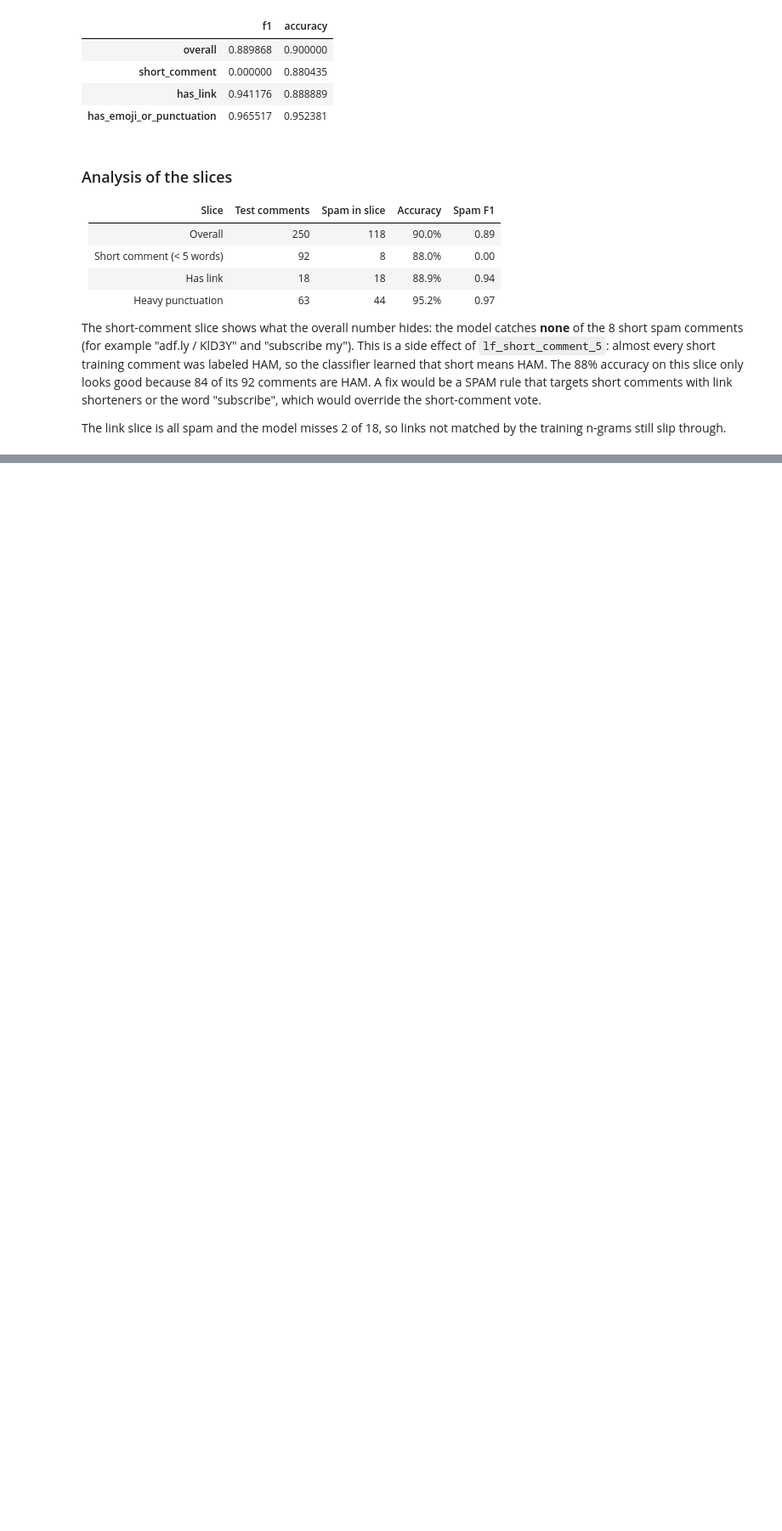
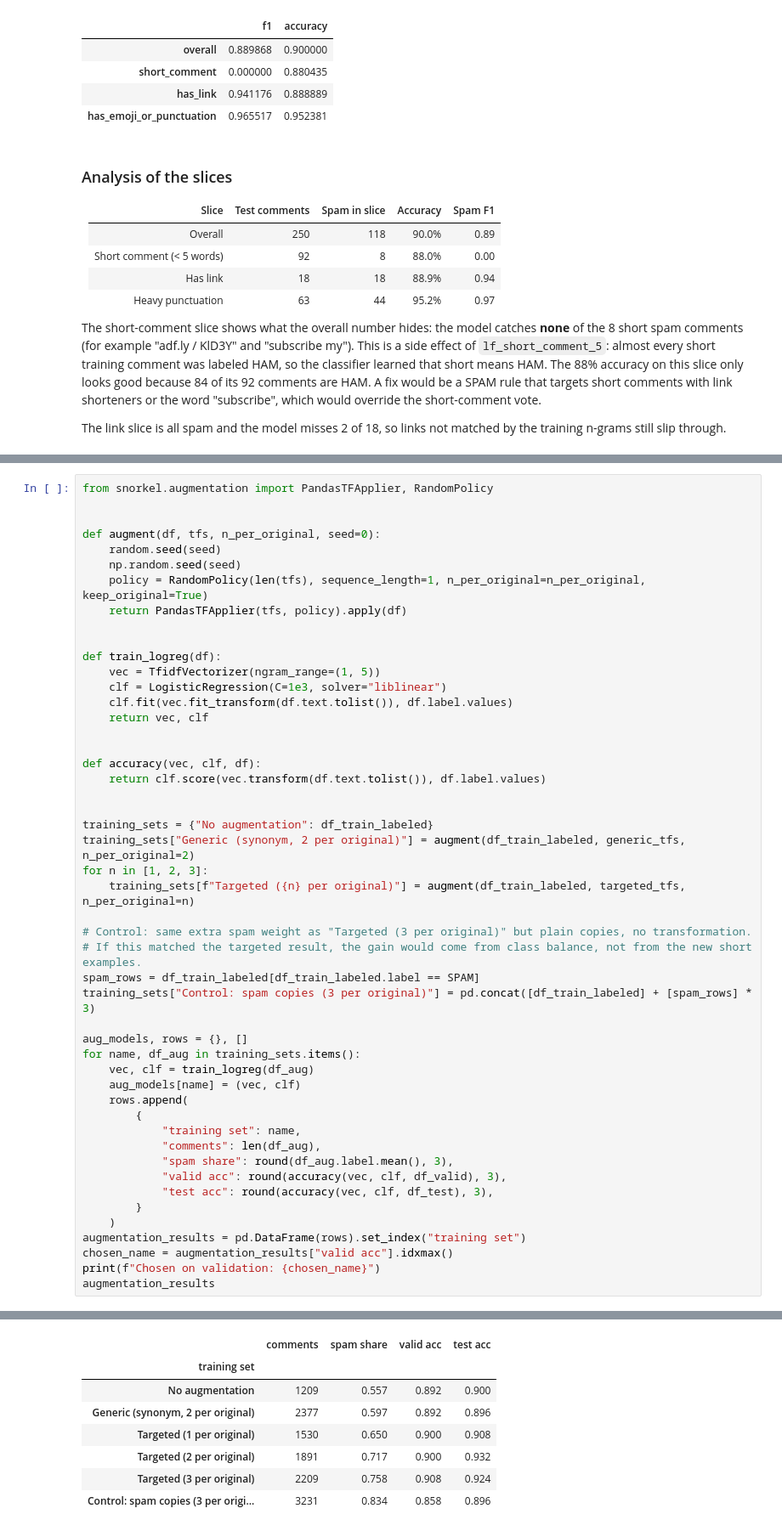
Before and after one commit to ayushvarma7/youtube_spam_labeling_and_classification, a Jupyter notebook: spam_tutorial.ipynb, the cells around one changed output, grey strips where cells are left out. Shown at 85% size. Saved outputs shown, nothing was run; the diff lists cells and outputs as text; blank space fills up the shorter version.

```diff
--- a/spam_tutorial.ipynb
+++ b/spam_tutorial.ipynb
@@ -739,0 +967,50 @@ The link slice is all spam and the model misses 2 of 18, so links not matched by
+# %%
+from snorkel.augmentation import PandasTFApplier, RandomPolicy
+
+
+def augment(df, tfs, n_per_original, seed=0):
+    random.seed(seed)
+    np.random.seed(seed)
+    policy = RandomPolicy(len(tfs), sequence_length=1, n_per_original=n_per_original, keep_original=True)
+    return PandasTFApplier(tfs, policy).apply(df)
+
+
+def train_logreg(df):
+    vec = TfidfVectorizer(ngram_range=(1, 5))
+    clf = LogisticRegression(C=1e3, solver="liblinear")
+    clf.fit(vec.fit_transform(df.text.tolist()), df.label.values)
+    return vec, clf
+
+
+def accuracy(vec, clf, df):
+    return clf.score(vec.transform(df.text.tolist()), df.label.values)
+
+
+training_sets = {"No augmentation": df_train_labeled}
+training_sets["Generic (synonym, 2 per original)"] = augment(df_train_labeled, generic_tfs, n_per_original=2)
+for n in [1, 2, 3]:
+    training_sets[f"Targeted ({n} per original)"] = augment(df_train_labeled, targeted_tfs, n_per_original=n)
+
+# Control: same extra spam weight as "Targeted (3 per original)" but plain copies, no transformation.
+# If this matched the targeted result, the gain would come from class balance, not from the new short examples.
+spam_rows = df_train_labeled[df_train_labeled.label == SPAM]
+training_sets["Control: spam copies (3 per original)"] = pd.concat([df_train_labeled] + [spam_rows] * 3)
+
+aug_models, rows = {}, []
+for name, df_aug in training_sets.items():
+    vec, clf = train_logreg(df_aug)
+    aug_models[name] = (vec, clf)
+    rows.append(
+        {
+            "training set": name,
+            "comments": len(df_aug),
+            "spam share": round(df_aug.label.mean(), 3),
+            "valid acc": round(accuracy(vec, clf, df_valid), 3),
+            "test acc": round(accuracy(vec, clf, df_test), 3),
+        }
+    )
+augmentation_results = pd.DataFrame(rows).set_index("training set")
+chosen_name = augmentation_results["valid acc"].idxmax()
+print(f"Chosen on validation: {chosen_name}")
+augmentation_results
+# %% [output]
@@ -739,0 +1018,8 @@ The link slice is all spam and the model misses 2 of 18, so links not matched by
+|  | comments | spam share | valid acc | test acc |
+| training set |  |  |  |  |
+| No augmentation | 1209 | 0.557 | 0.892 | 0.900 |
+| Generic (synonym, 2 per original) | 2377 | 0.597 | 0.892 | 0.896 |
+| Targeted (1 per original) | 1530 | 0.650 | 0.900 | 0.908 |
+| Targeted (2 per original) | 1891 | 0.717 | 0.900 | 0.932 |
+| Targeted (3 per original) | 2209 | 0.758 | 0.908 | 0.924 |
+| Control: spam copies (3 per origi... | 3231 | 0.834 | 0.858 | 0.896 |
```
Also changed, not shown: parts of 20 cells of this notebook, 2 other files.
